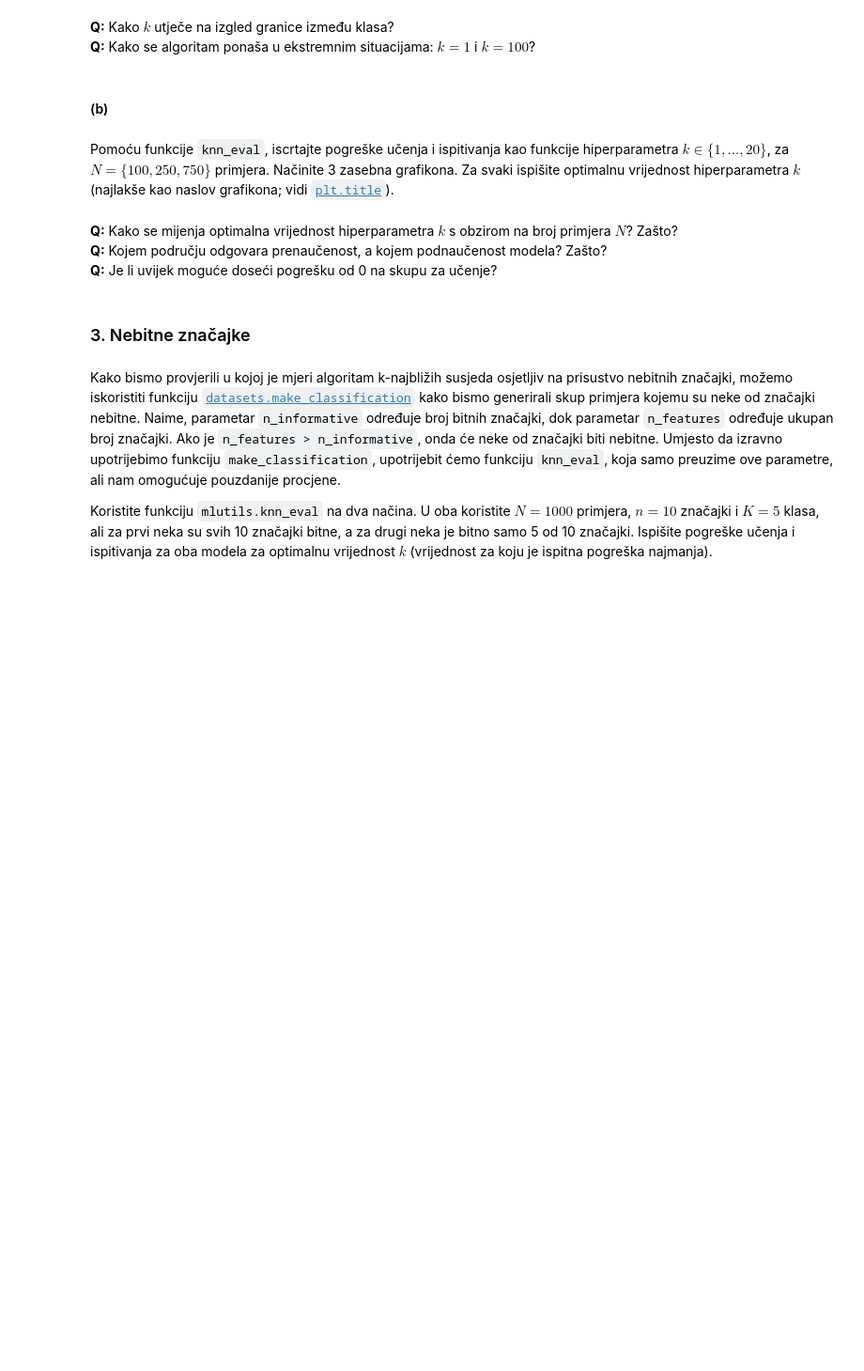
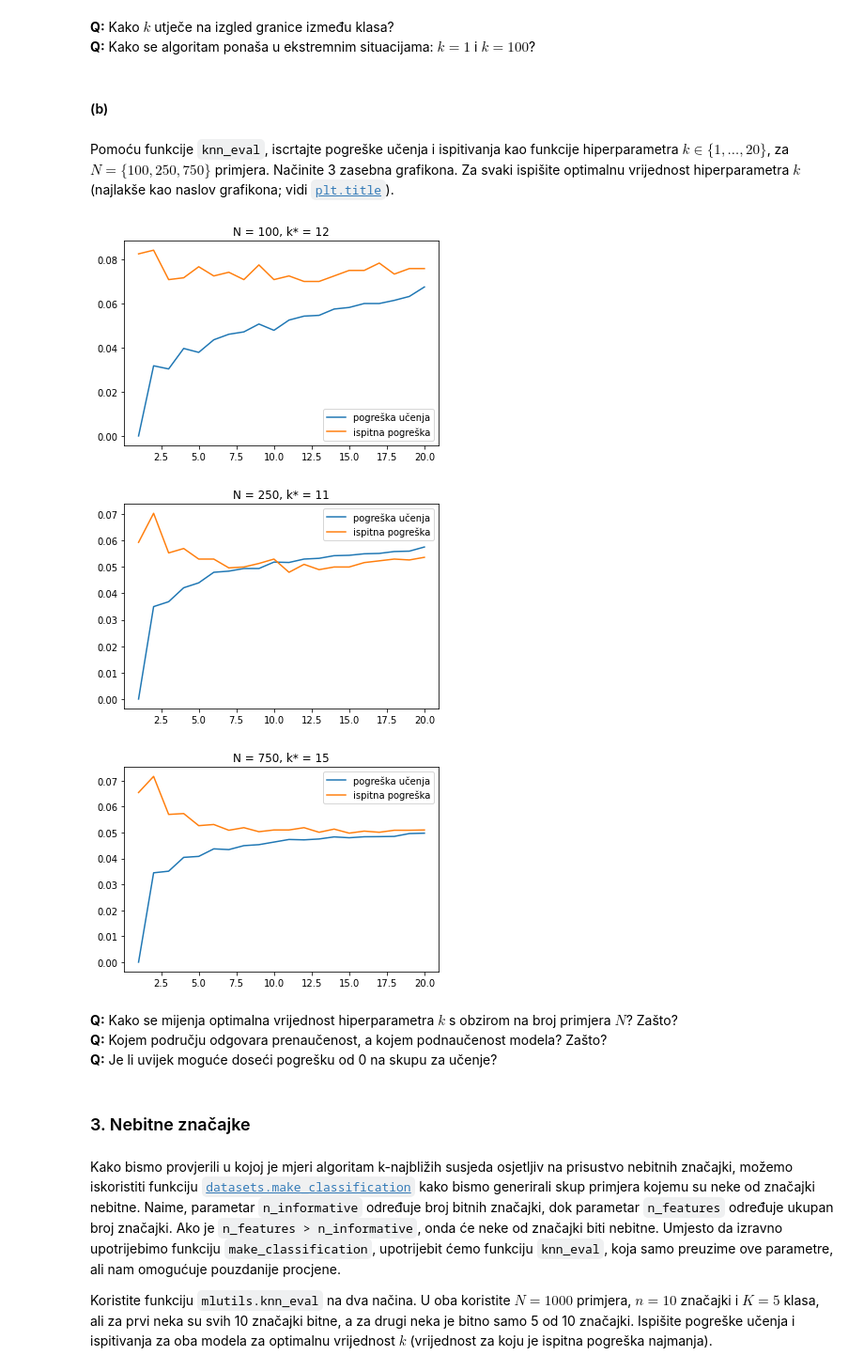
Before and after one commit to tomislavbjelcic/fer-tomislav, a Jupyter notebook: semestar_7/strojno/lab/SU1-2021-11-kNN.ipynb, the cells around one changed output. Shown: that part at 94% size. Saved outputs shown, nothing was run; the diff lists cells and outputs as text; code cells hidden in the pictures; blank space fills up the shorter version.

```diff
--- a/semestar_7/strojno/lab/SU1-2021-11-kNN.ipynb
+++ b/semestar_7/strojno/lab/SU1-2021-11-kNN.ipynb
@@ -197,3 +208,19 @@ Pomoću funkcije `knn_eval`, iscrtajte pogreške učenja i ispitivanja kao funkc
+# %%
+# Vaš kôd ovdje...
+Ns = [100, 250, 750]
+k_range = (1, 20)
+
+for N in Ns:
+    ks, best_k, train_errors, test_errors = knn_eval(n_instances=N, k_range=k_range)
+    plt.plot(ks, train_errors, label="pogreška učenja")
+    plt.plot(ks, test_errors, label="ispitna pogreška")
+    plt.legend(loc="best")
+    plt.title("N = {}, k* = {}".format(N, best_k))
+    plt.show()
+# %% [output]
+[figure, added]
+[figure, added]
+[figure, added]
 # %% [markdown]
 **Q:** Kako se mijenja optimalna vrijednost hiperparametra $k$ s obzirom na broj primjera $N$? Zašto?
 **Q:** Kojem području odgovara prenaučenost, a kojem podnaučenost modela? Zašto?
```
Also changed, not shown: parts of 9 cells of this notebook.
